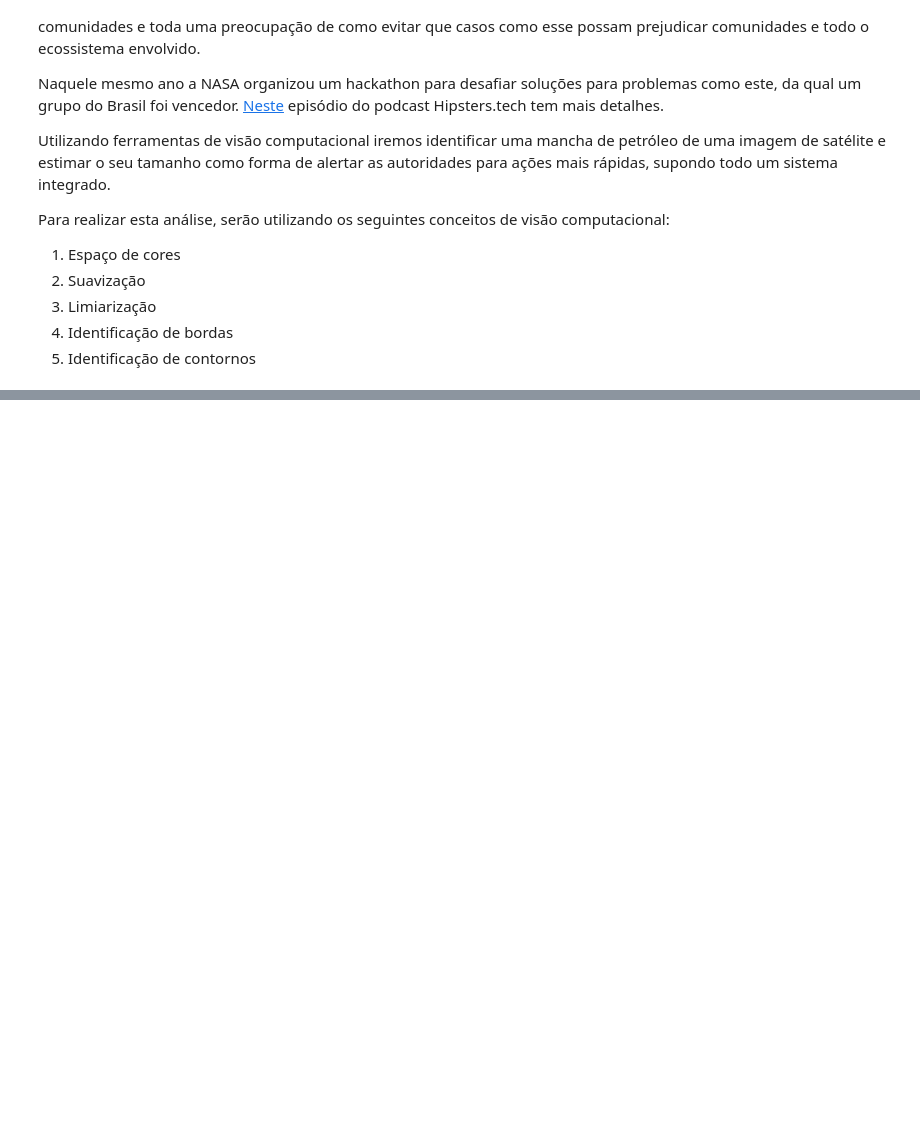
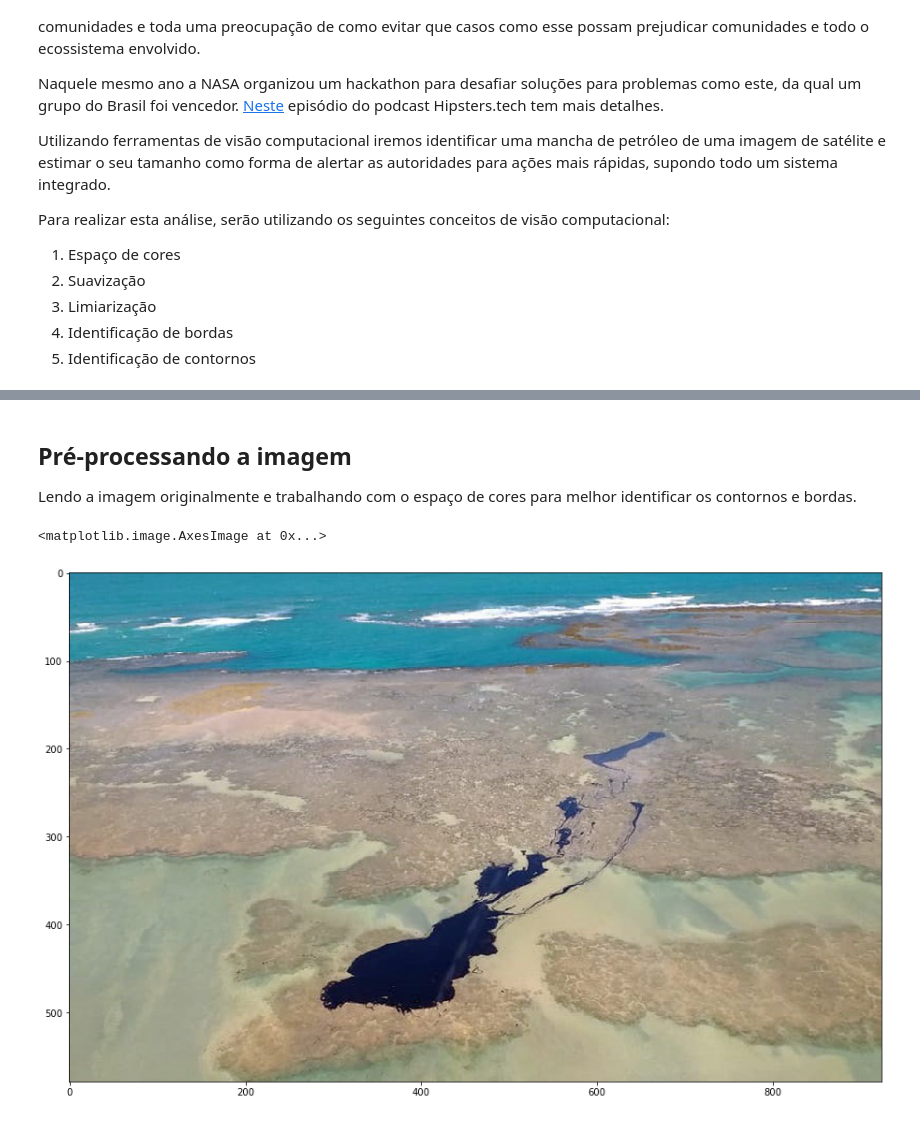
Before and after one commit to michelpf/fiap-on-visao-computacional, a Jupyter notebook: contornos-petroleo-nordeste.ipynb, the cells around one changed output, grey strips where cells are left out. Saved outputs shown, nothing was run; the diff lists cells and outputs as text; code cells hidden in the pictures; blank space fills up the shorter version.

```diff
--- a/contornos-petroleo-nordeste.ipynb
+++ b/contornos-petroleo-nordeste.ipynb
@@ -18,0 +32,13 @@ Circulou na imprensa de 2019 imagens como a abaixo, obtidas por satélites para
+# %% [markdown]
+## Pré-processando a imagem
+
+Lendo a imagem originalmente e trabalhando com o espaço de cores para melhor identificar os contornos e bordas.
+# %%
+imagem = cv2.imread("imagens/petroleo-pernambuco.jpeg")
+imagem = cv2.cvtColor(imagem, cv2.COLOR_BGR2RGB)
+# %%
+plt.figure(figsize=(20,10))
+plt.imshow(imagem)
+# %% [output]
+<matplotlib.image.AxesImage at 0x...>
+[figure, added]
```
Also changed, not shown: parts of 17 cells of this notebook.
